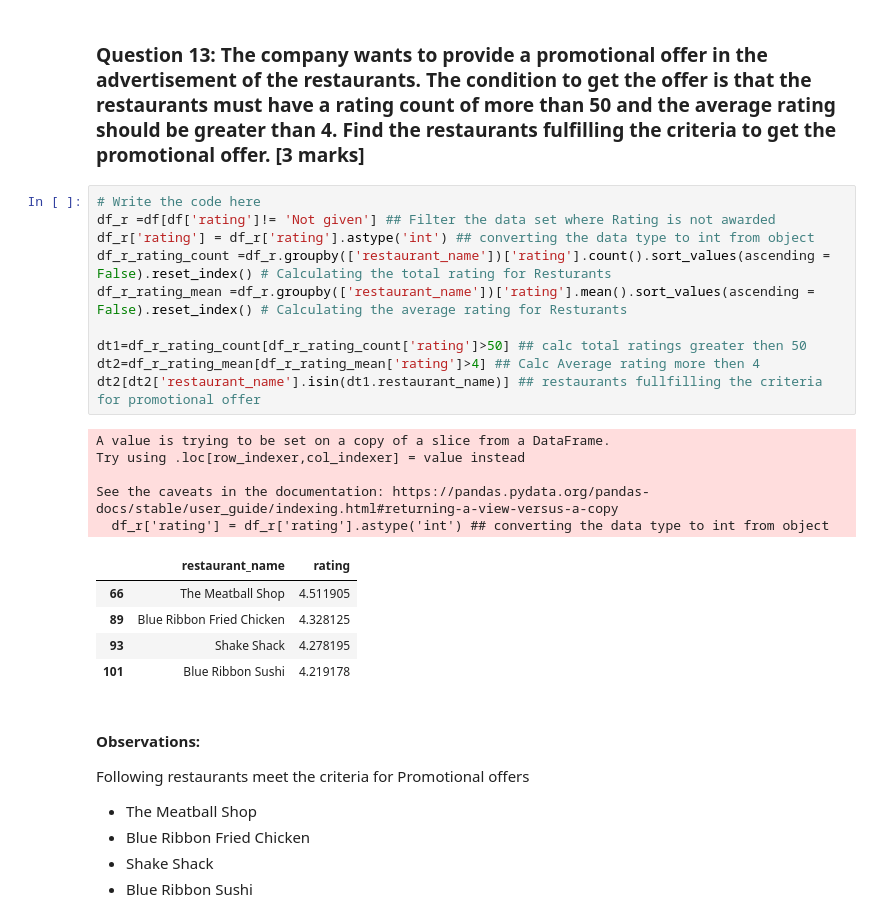
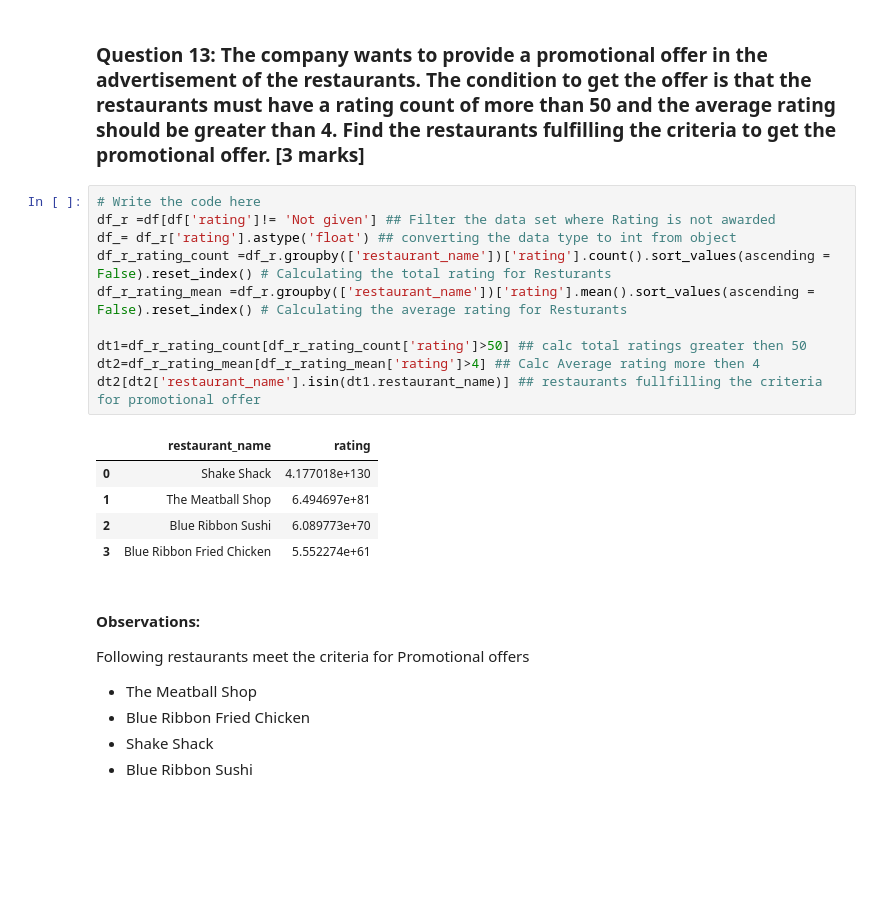
Before and after one commit to sapan-s2/AI_Austin_course, a Jupyter notebook: PYF_Project_LearnerNotebook_FullCode.ipynb, the cells around one changed output. Cells and saved outputs as stored; diff of their text form; blank space fills up the shorter version.

```diff
--- a/PYF_Project_LearnerNotebook_FullCode.ipynb
+++ b/PYF_Project_LearnerNotebook_FullCode.ipynb
@@ -419,24 +417,19 @@ Most of the orders have similar preparation time with some of them higher confid
 # %%
 # Write the code here
 df_r =df[df['rating']!= 'Not given'] ## Filter the data set where Rating is not awarded
-df_r['rating'] = df_r['rating'].astype('int') ## converting the data type to int from object
+df_= df_r['rating'].astype('float') ## converting the data type to int from object
 df_r_rating_count =df_r.groupby(['restaurant_name'])['rating'].count().sort_values(ascending = False).reset_index() # Calculating the total rating for Resturants
 df_r_rating_mean =df_r.groupby(['restaurant_name'])['rating'].mean().sort_values(ascending = False).reset_index() # Calculating the average rating for Resturants
 
 dt1=df_r_rating_count[df_r_rating_count['rating']>50] ## calc total ratings greater then 50
 dt2=df_r_rating_mean[df_r_rating_mean['rating']>4] ## Calc Average rating more then 4
 dt2[dt2['restaurant_name'].isin(dt1.restaurant_name)] ## restaurants fullfilling the criteria for promotional offer
 # %% [output]
-A value is trying to be set on a copy of a slice from a DataFrame.
-Try using .loc[row_indexer,col_indexer] = value instead
-
-See the caveats in the documentation: https://pandas.pydata.org/pandas-docs/stable/user_guide/indexing.html#returning-a-view-versus-a-copy
-  df_r['rating'] = df_r['rating'].astype('int') ## converting the data type to int from object
 |  | restaurant_name | rating |
-| 66 | The Meatball Shop | 4.511905 |
-| 89 | Blue Ribbon Fried Chicken | 4.328125 |
-| 93 | Shake Shack | 4.278195 |
-| 101 | Blue Ribbon Sushi | 4.219178 |
+| 0 | Shake Shack | 4.177018e+130 |
+| 1 | The Meatball Shop | 6.494697e+81 |
+| 2 | Blue Ribbon Sushi | 6.089773e+70 |
+| 3 | Blue Ribbon Fried Chicken | 5.552274e+61 |
 # %% [markdown]
 #### Observations:
 Following restaurants meet the criteria for Promotional offers
```
Also changed, not shown: parts of 1 cell of this notebook.
